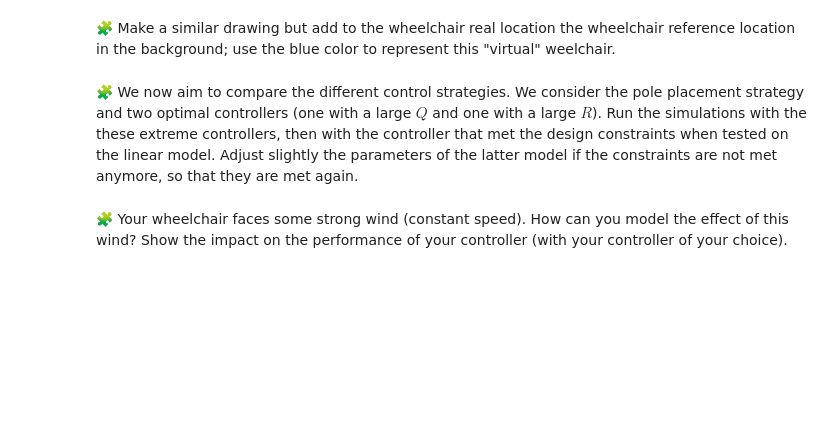
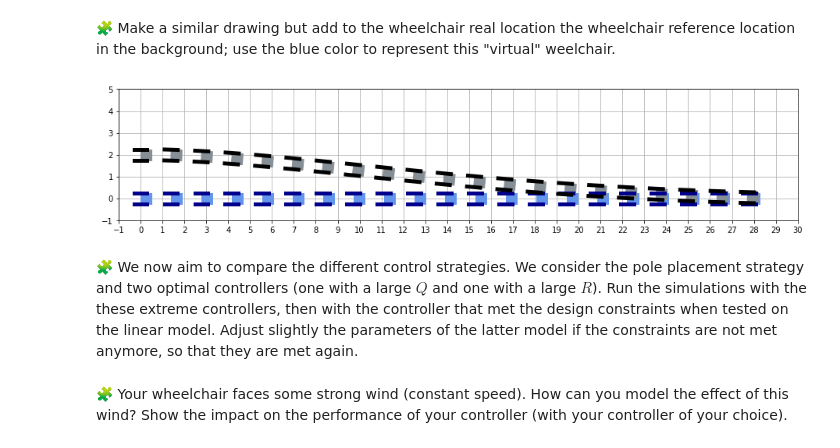
Before and after one commit to wish949/control-engineering-with-python-project-2022-2023, a Jupyter notebook: Project-3.ipynb, the cells around one changed output. Saved outputs shown, nothing was run; the diff lists cells and outputs as text; code cells hidden in the pictures; blank space fills up the shorter version.

```diff
--- a/Project-3.ipynb
+++ b/Project-3.ipynb
@@ -913,3 +917,47 @@ pass
+# %%
+def virtual_wheelchair(x, y, theta):
+    translation = array([[x], [y]])
+    rotation = array([
+        [cos(theta), -sin(theta)],
+        [sin(theta),  cos(theta)]
+    ])
+
+    # Seat
+    corners = [[0, -L/2], [L, -L/2], [L, +L/2], [0, L/2]]
+    corners += [corners[0]]
+    corners = array(corners).T
+    corners = rotation @ corners + translation
+    xc = corners[0]
+    yc = corners[1]
+    fill(xc, yc, color="#6495ED", zorder=10)
+
+ # Fixed Wheels
+    wheel_left_xy_start = rotation @ [[-Rw], [-L/2]] + translation
+    wheel_left_xy_end = rotation @ [[Rw], [-L/2]] + translation
+    plot([wheel_left_xy_start[0], wheel_left_xy_end[0]], [wheel_left_xy_start[1], wheel_left_xy_end[1]], color="#00008B",linewidth=5, zorder=20)
+
+    wheel_right_xy_start = rotation @ [[-Rw], [+L/2]] + translation
+    wheel_right_xy_end = rotation @ [[Rw], [L/2]] + translation
+    plot([wheel_right_xy_start[0], wheel_right_xy_end[0]], [wheel_right_xy_start[1], wheel_right_xy_end[1]], color="#00008B", linewidth=5, zorder=20)
+# %%
+step = 1
+t = arange(0,tf+step,step)
+sol_t = r0["sol"](t)
+draw_arena(-1, 30, -1, 5)
+
+xv=[v*i for i in t]
+yv=[0*i for i in t]
+thetav=[0*i for i in t]
+
+for x in xv:
+    for y in yv:
+        for theta in thetav:
+            virtual_wheelchair(x, y, theta)
+
+for x, y, theta in sol_t.T:
+    draw_wheelchair(x, y, theta)
+# %% [output]
+[figure, added]
 # %% [markdown]
 🧩 We now aim to compare the different control strategies. We consider the pole placement strategy and two optimal controllers (one with a large $Q$ and one with a large $R$). Run the simulations with the these extreme controllers, then with the controller that met the design constraints when tested on the linear model. Adjust slightly the parameters of the latter model if the constraints are not met anymore, so that they are met again.
 # %%
```
Also changed, not shown: parts of 4 cells of this notebook.
